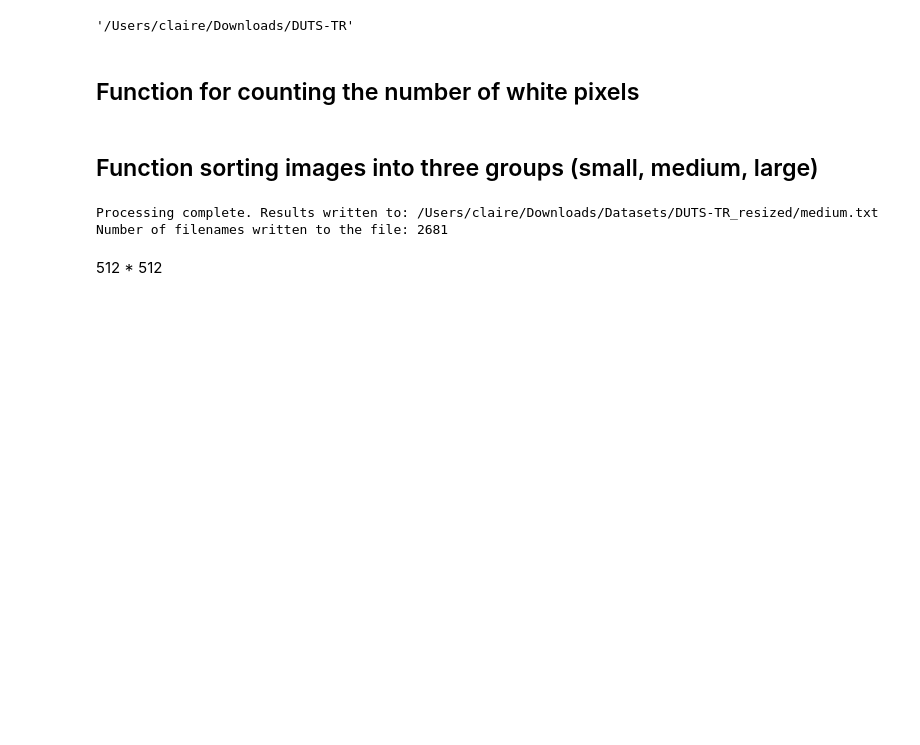
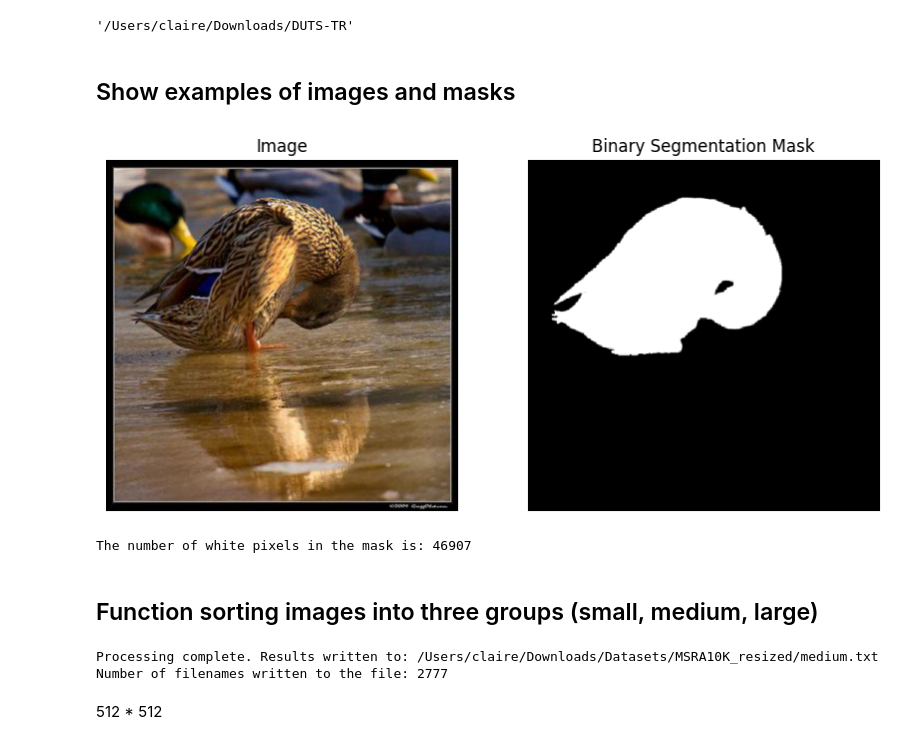
Before and after one commit to chrisoffner/dl23_course_project, a Jupyter notebook: sort_images_by_size.ipynb, the cells around one changed output. Cells and saved outputs as stored; diff of their text form; code cells hidden in the pictures; blank space fills up the shorter version.

Commit message:
Added visualizations and comments

```diff
--- a/sort_images_by_size.ipynb
+++ b/sort_images_by_size.ipynb
@@ -15,5 +17,3 @@ os.chdir(absolute_path)
 %pwd
 # %% [output]
 '/Users/claire/Downloads/DUTS-TR'
-# %% [markdown]
-## Function for counting the number of white pixels
@@ -26,3 +20,43 @@ def count_white_pixels(mask_path):
+# %% [markdown]
+## Show examples of images and masks
+# %%
+def display_image_and_mask(image_path, mask_path):
+    # Load image and mask
+    image = Image.open(image_path)
+    mask = Image.open(mask_path)
+
+    # Plotting
+    fig, axes = plt.subplots(1, 2, figsize=(10, 5))
+
+    # Display the image
+    axes[0].imshow(image)
+    axes[0].set_title('Image')
+    axes[0].axis('off')
+
+    # Display the mask
+    axes[1].imshow(mask, cmap='gray')
+    axes[1].set_title('Binary Segmentation Mask')
+    axes[1].axis('off')
+
+    plt.show()
+
+def count_white_pixels(mask_path):
+    mask = Image.open(mask_path)
+    mask_array = np.array(mask)
+    white_pixel_count = np.sum(mask_array == 255)
+    return white_pixel_count
+# %%
+# Replace these paths with the actual paths to your images and masks
+image_path = '/Users/claire/Downloads/Datasets/DUTS-TR_resized/img/ILSVRC2012_test_00000030.jpg'
+mask_path = '/Users/claire/Downloads/Datasets/DUTS-TR_resized/gt/ILSVRC2012_test_00000030.png'
+
+display_image_and_mask(image_path, mask_path)
+white_pixel_count = count_white_pixels(mask_path)
+
+print(f'The number of white pixels in the mask is: {white_pixel_count}')
+# %% [output]
+[figure, added]
+The number of white pixels in the mask is: 46907
 # %% [markdown]
 ## Function sorting images into three groups (small, medium, large)
 # %%
@@ -56,18 +90,18 @@ def process_image_mask_pairs(img_folder, gt_folder, output_file_path, lower_thre
     return num_filenames_written
 # %%
 # Replace these paths with the actual paths to your image and mask folders
-img_folder = '/Users/claire/Downloads/Datasets/DUTS-TR_resized/img'
-gt_folder = '/Users/claire/Downloads/Datasets/DUTS-TR_resized/gt'
+img_folder = '/Users/claire/Downloads/Datasets/MSRA10K_resized/img'
+gt_folder = '/Users/claire/Downloads/Datasets/MSRA10K_resized/gt'
 
 # Replace this path with the desired output text file
-output_file_path = '/Users/claire/Downloads/Datasets/DUTS-TR_resized/medium.txt'
+output_file_path = '/Users/claire/Downloads/Datasets/MSRA10K_resized/medium.txt'
 
 # Set the upper and lower thresholds for white_pixel_count
 # small:  lower = 0,     upper = 25000
-# medium: lower = 40000, upper = 72000
+# medium: lower = 40000, upper = 65000
 # large:  lower = 90000, upper = 262144
 lower_threshold = 40000
-upper_threshold = 72000
+upper_threshold = 65000
 
 # Call the function and get the number of filenames written
 num_filenames_written = process_image_mask_pairs(img_folder, gt_folder, output_file_path, lower_threshold, upper_threshold)
@@ -75,7 +109,7 @@ num_filenames_written = process_image_mask_pairs(img_folder, gt_folder, output_f
 print(f'Processing complete. Results written to: {output_file_path}')
 print(f'Number of filenames written to the file: {num_filenames_written}')
 # %% [output]
-Processing complete. Results written to: /Users/claire/Downloads/Datasets/DUTS-TR_resized/medium.txt
-Number of filenames written to the file: 2681
+Processing complete. Results written to: /Users/claire/Downloads/Datasets/MSRA10K_resized/medium.txt
+Number of filenames written to the file: 2777
 # %% [markdown]
 512 * 512
```
Also changed, not shown: parts of 2 cells of this notebook.
